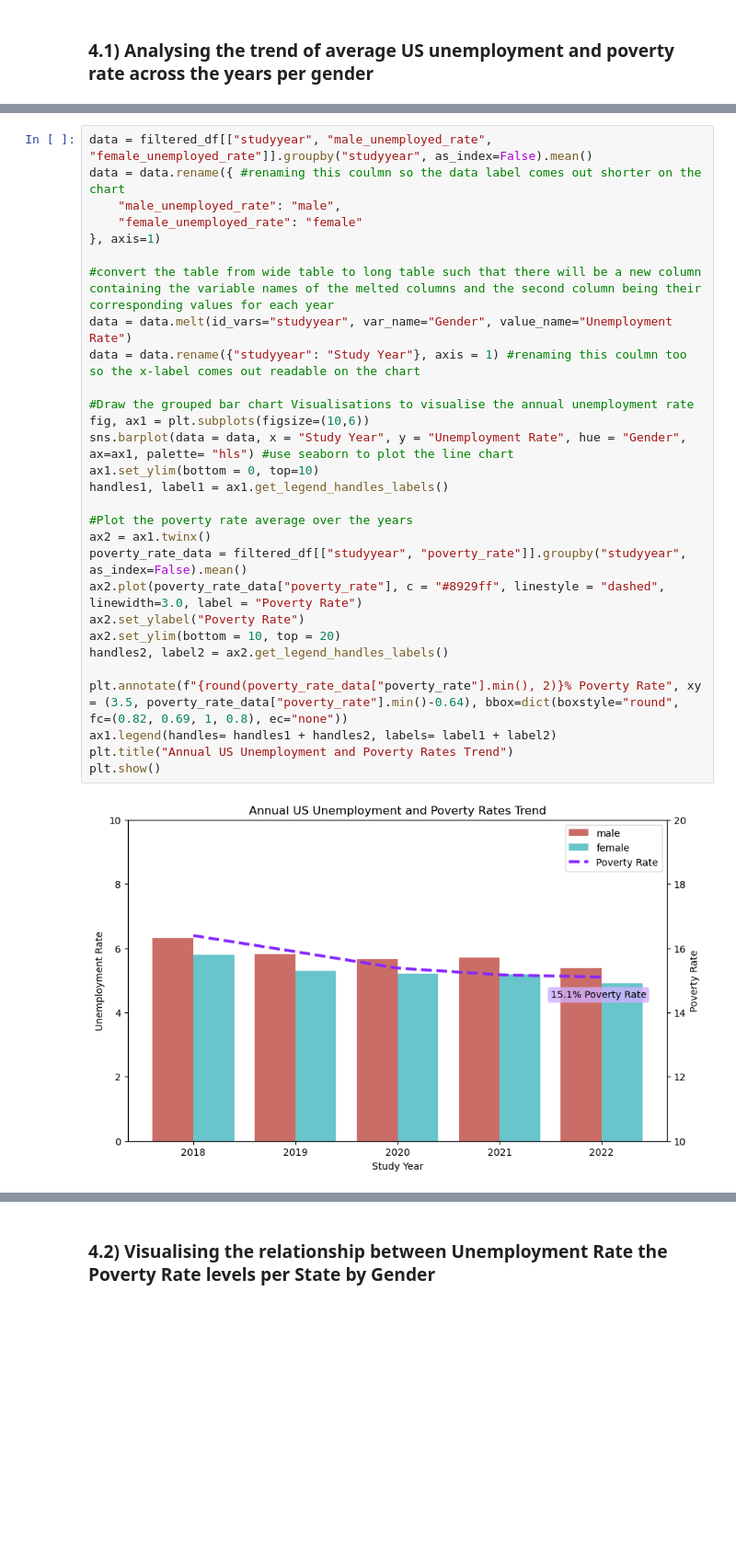
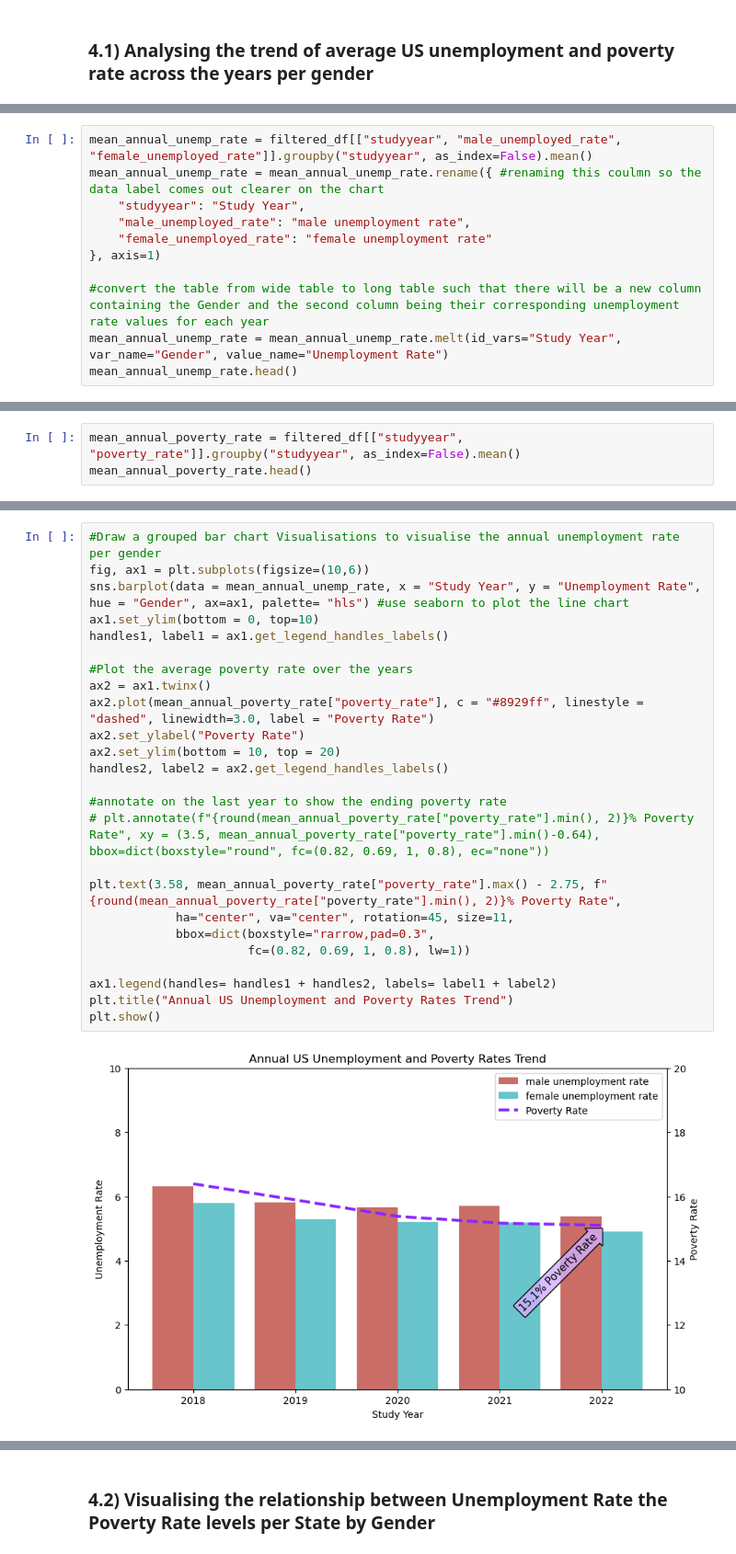
Before and after one commit to kaymighty86/us-poverty-rate-analysis, a Jupyter notebook: us_poverty_rate_analysis_notebook.ipynb, the cells around one changed output, grey strips where cells are left out. Shown at 92% size. Cells and saved outputs as stored; diff of their text form; blank space fills up the shorter version.

```diff
--- a/us_poverty_rate_analysis_notebook.ipynb
+++ b/us_poverty_rate_analysis_notebook.ipynb
@@ -539,0 +531,11 @@ filtered_df[["studyyear", "poverty_rate", "male_unemployed_rate", "female_unempl
+# %%
+mean_annual_unemp_rate = filtered_df[["studyyear", "male_unemployed_rate", "female_unemployed_rate"]].groupby("studyyear", as_index=False).mean()
+mean_annual_unemp_rate = mean_annual_unemp_rate.rename({ #renaming this coulmn so the data label comes out clearer on the chart
+    "studyyear": "Study Year",
+    "male_unemployed_rate": "male unemployment rate",
+    "female_unemployed_rate": "female unemployment rate"
+}, axis=1)
+
+#convert the table from wide table to long table such that there will be a new column containing the Gender and the second column being their corresponding unemployment rate values for each year
+mean_annual_unemp_rate = mean_annual_unemp_rate.melt(id_vars="Study Year", var_name="Gender", value_name="Unemployment Rate")
+mean_annual_unemp_rate.head()
@@ -539,0 +549,3 @@ filtered_df[["studyyear", "poverty_rate", "male_unemployed_rate", "female_unempl
+# %%
+mean_annual_poverty_rate = filtered_df[["studyyear", "poverty_rate"]].groupby("studyyear", as_index=False).mean()
+mean_annual_poverty_rate.head()
@@ -542,33 +606,29 @@ Visualising these variables to find patterns
 # %%
-data = filtered_df[["studyyear", "male_unemployed_rate", "female_unemployed_rate"]].groupby("studyyear", as_index=False).mean()
-data = data.rename({ #renaming this coulmn so the data label comes out shorter on the chart
-    "male_unemployed_rate": "male",
-    "female_unemployed_rate": "female"
-}, axis=1)
-
-#convert the table from wide table to long table such that there will be a new column containing the variable names of the melted columns and the second column being their corresponding values for each year
-data = data.melt(id_vars="studyyear", var_name="Gender", value_name="Unemployment Rate")
-data = data.rename({"studyyear": "Study Year"}, axis = 1) #renaming this coulmn too so the x-label comes out readable on the chart
-
-#Draw the grouped bar chart Visualisations to visualise the annual unemployment rate
+#Draw a grouped bar chart Visualisations to visualise the annual unemployment rate per gender
 fig, ax1 = plt.subplots(figsize=(10,6))
-sns.barplot(data = data, x = "Study Year", y = "Unemployment Rate", hue = "Gender", ax=ax1, palette= "hls") #use seaborn to plot the line chart
+sns.barplot(data = mean_annual_unemp_rate, x = "Study Year", y = "Unemployment Rate", hue = "Gender", ax=ax1, palette= "hls") #use seaborn to plot the line chart
 ax1.set_ylim(bottom = 0, top=10)
 handles1, label1 = ax1.get_legend_handles_labels()
 
-#Plot the poverty rate average over the years
+#Plot the average poverty rate over the years
 ax2 = ax1.twinx()
-poverty_rate_data = filtered_df[["studyyear", "poverty_rate"]].groupby("studyyear", as_index=False).mean()
-ax2.plot(poverty_rate_data["poverty_rate"], c = "#8929ff", linestyle = "dashed", linewidth=3.0, label = "Poverty Rate")
+ax2.plot(mean_annual_poverty_rate["poverty_rate"], c = "#8929ff", linestyle = "dashed", linewidth=3.0, label = "Poverty Rate")
 ax2.set_ylabel("Poverty Rate")
 ax2.set_ylim(bottom = 10, top = 20)
 handles2, label2 = ax2.get_legend_handles_labels()
 
-plt.annotate(f"{round(poverty_rate_data["poverty_rate"].min(), 2)}% Poverty Rate", xy = (3.5, poverty_rate_data["poverty_rate"].min()-0.64), bbox=dict(boxstyle="round", fc=(0.82, 0.69, 1, 0.8), ec="none"))
+#annotate on the last year to show the ending poverty rate
+# plt.annotate(f"{round(mean_annual_poverty_rate["poverty_rate"].min(), 2)}% Poverty Rate", xy = (3.5, mean_annual_poverty_rate["poverty_rate"].min()-0.64), bbox=dict(boxstyle="round", fc=(0.82, 0.69, 1, 0.8), ec="none"))
+
+plt.text(3.58, mean_annual_poverty_rate["poverty_rate"].max() - 2.75, f"{round(mean_annual_poverty_rate["poverty_rate"].min(), 2)}% Poverty Rate",
+            ha="center", va="center", rotation=45, size=11,
+            bbox=dict(boxstyle="rarrow,pad=0.3",
+                      fc=(0.82, 0.69, 1, 0.8), lw=1))
+
 ax1.legend(handles= handles1 + handles2, labels= label1 + label2)
 plt.title("Annual US Unemployment and Poverty Rates Trend")
 plt.show()
 # %% [output]
-[figure, old version]
+[figure, new version]
 # %% [markdown]
 __Insights:__
```
Also changed, not shown: parts of 29 cells of this notebook.
